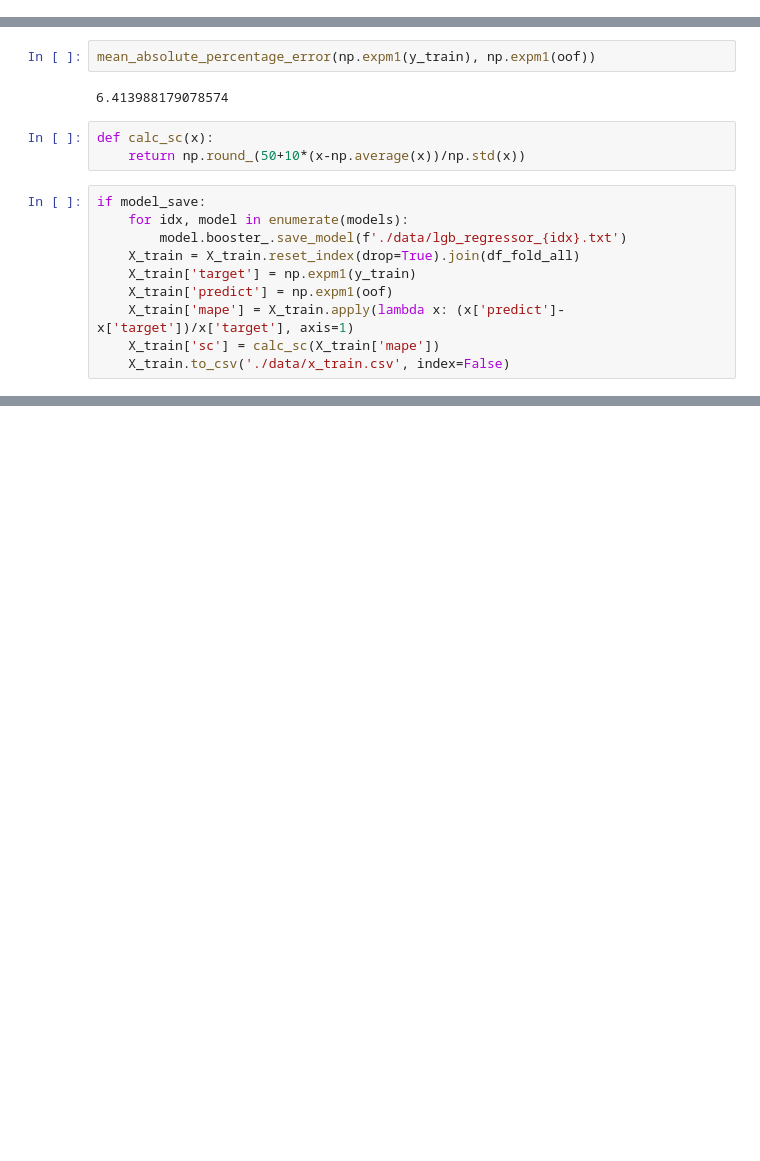
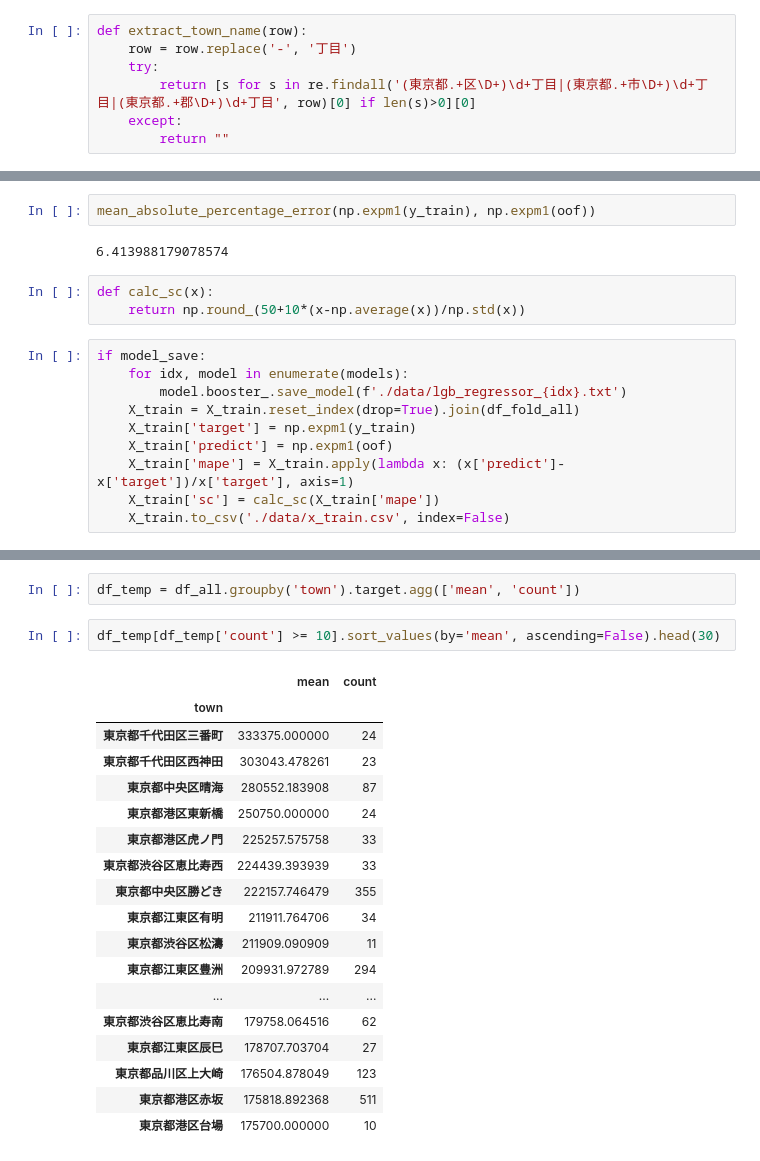
Before and after one commit to m7142yosuke/Tokyo-house-price-prediction-portfolio, a Jupyter notebook: 不動産価格予測.ipynb, the cells around one changed output, grey strips where cells are left out. Drawn from its saved outputs; the diff is of its cells as text; blank space fills up the shorter version.

```diff
--- a/不動産価格予測.ipynb
+++ b/不動産価格予測.ipynb
@@ -525,3 +535,10 @@ def extract_city_name(row):
         return re.findall('東京都(.+郡)', row)[0]
 # %%
 df_all['city'] = df_all['address'].apply(extract_city_name)
+# %%
+def extract_town_name(row):
+    row = row.replace('-', '丁目')
+    try:
+        return [s for s in re.findall('(東京都.+区\D+)\d+丁目|(東京都.+市\D+)\d+丁目|(東京都.+郡\D+)\d+丁目', row)[0] if len(s)>0][0]
+    except:
+        return ""
@@ -745,0 +807,23 @@ if model_save:
+# %%
+df_temp = df_all.groupby('town').target.agg(['mean', 'count'])
+# %%
+df_temp[df_temp['count'] >= 10].sort_values(by='mean', ascending=False).head(30)
+# %% [output]
+|  | mean | count |
+| town |  |  |
+| 東京都千代田区三番町 | 333375.000000 | 24 |
+| 東京都千代田区西神田 | 303043.478261 | 23 |
+| 東京都中央区晴海 | 280552.183908 | 87 |
+| 東京都港区東新橋 | 250750.000000 | 24 |
+| 東京都港区虎ノ門 | 225257.575758 | 33 |
+| 東京都渋谷区恵比寿西 | 224439.393939 | 33 |
+| 東京都中央区勝どき | 222157.746479 | 355 |
+| 東京都江東区有明 | 211911.764706 | 34 |
+| 東京都渋谷区松濤 | 211909.090909 | 11 |
+| 東京都江東区豊洲 | 209931.972789 | 294 |
+| ... | ... | ... |
+| 東京都渋谷区恵比寿南 | 179758.064516 | 62 |
+| 東京都江東区辰巳 | 178707.703704 | 27 |
+| 東京都品川区上大崎 | 176504.878049 | 123 |
+| 東京都港区赤坂 | 175818.892368 | 511 |
+| 東京都港区台場 | 175700.000000 | 10 |
```
Also changed, not shown: parts of 25 cells of this notebook, 17 other files.
